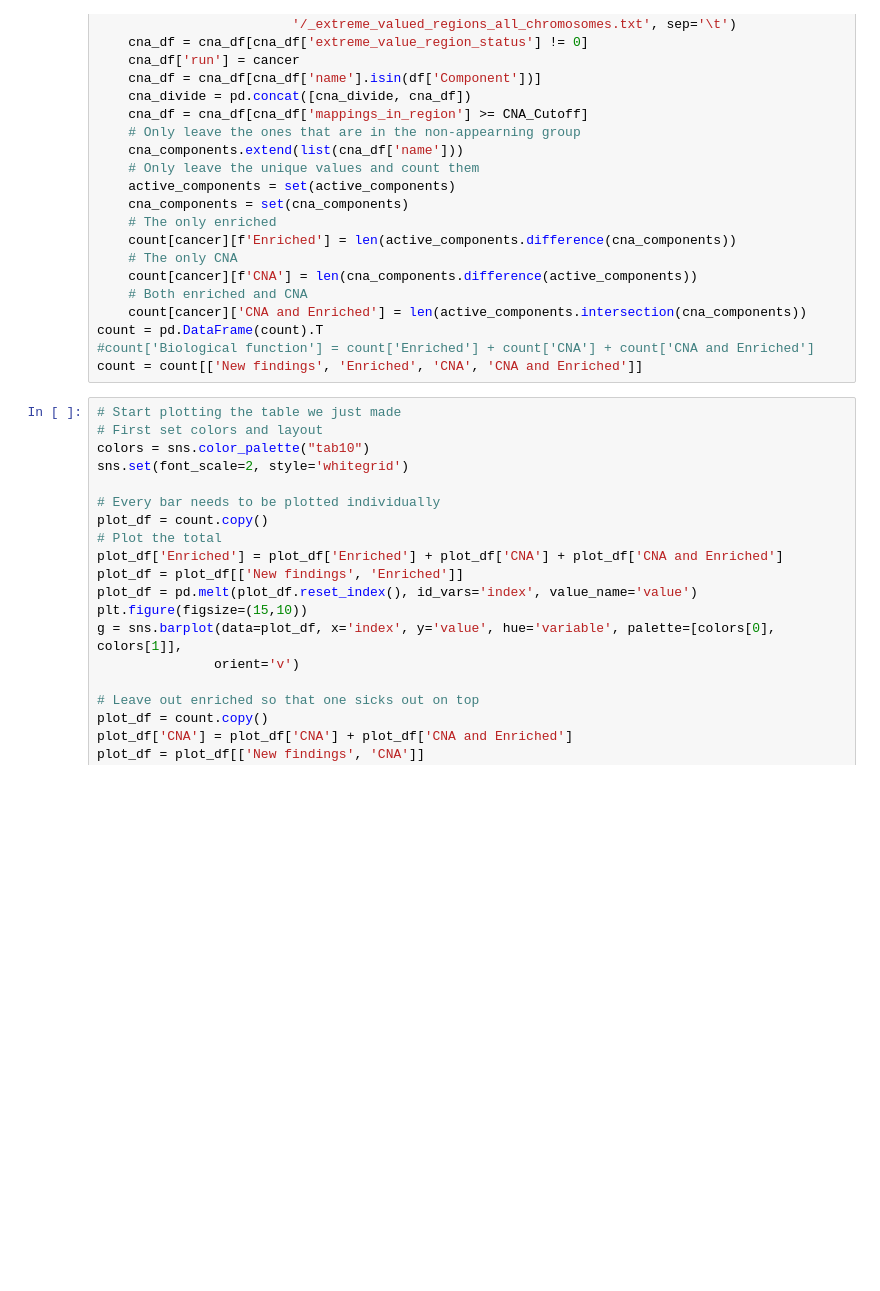
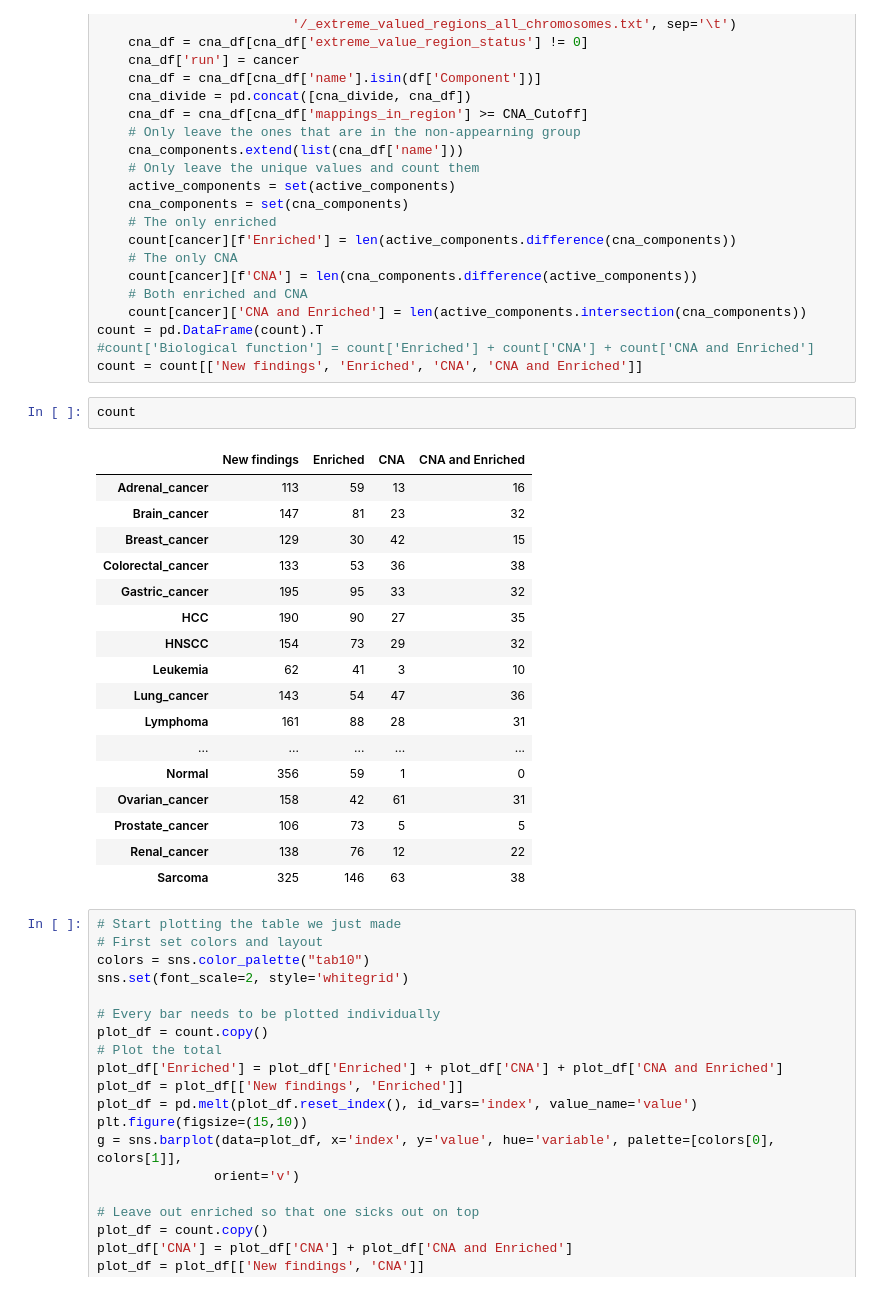
Before and after one commit to MarkF-hanze/ICA, a Jupyter notebook: Jupyter_Notebooks/Inspect_Biology.ipynb, the cells around one changed output. Saved outputs shown, nothing was run; the diff lists cells and outputs as text; blank space fills up the shorter version.

```diff
--- a/Jupyter_Notebooks/Inspect_Biology.ipynb
+++ b/Jupyter_Notebooks/Inspect_Biology.ipynb
@@ -395,6 +395,26 @@ for cancer, df in non_reproduced.groupby('Group'):
 count = pd.DataFrame(count).T
 #count['Biological function'] = count['Enriched'] + count['CNA'] + count['CNA and Enriched']
 count = count[['New findings', 'Enriched', 'CNA', 'CNA and Enriched']]
+# %%
+count
+# %% [output]
+|  | New findings | Enriched | CNA | CNA and Enriched |
+| Adrenal_cancer | 113 | 59 | 13 | 16 |
+| Brain_cancer | 147 | 81 | 23 | 32 |
+| Breast_cancer | 129 | 30 | 42 | 15 |
+| Colorectal_cancer | 133 | 53 | 36 | 38 |
+| Gastric_cancer | 195 | 95 | 33 | 32 |
+| HCC | 190 | 90 | 27 | 35 |
+| HNSCC | 154 | 73 | 29 | 32 |
+| Leukemia | 62 | 41 | 3 | 10 |
+| Lung_cancer | 143 | 54 | 47 | 36 |
+| Lymphoma | 161 | 88 | 28 | 31 |
+| ... | ... | ... | ... | ... |
+| Normal | 356 | 59 | 1 | 0 |
+| Ovarian_cancer | 158 | 42 | 61 | 31 |
+| Prostate_cancer | 106 | 73 | 5 | 5 |
+| Renal_cancer | 138 | 76 | 12 | 22 |
+| Sarcoma | 325 | 146 | 63 | 38 |
 # %%
 # Start plotting the table we just made
 # First set colors and layout
```
Also changed, not shown: parts of 34 cells of this notebook, 5 other files.
